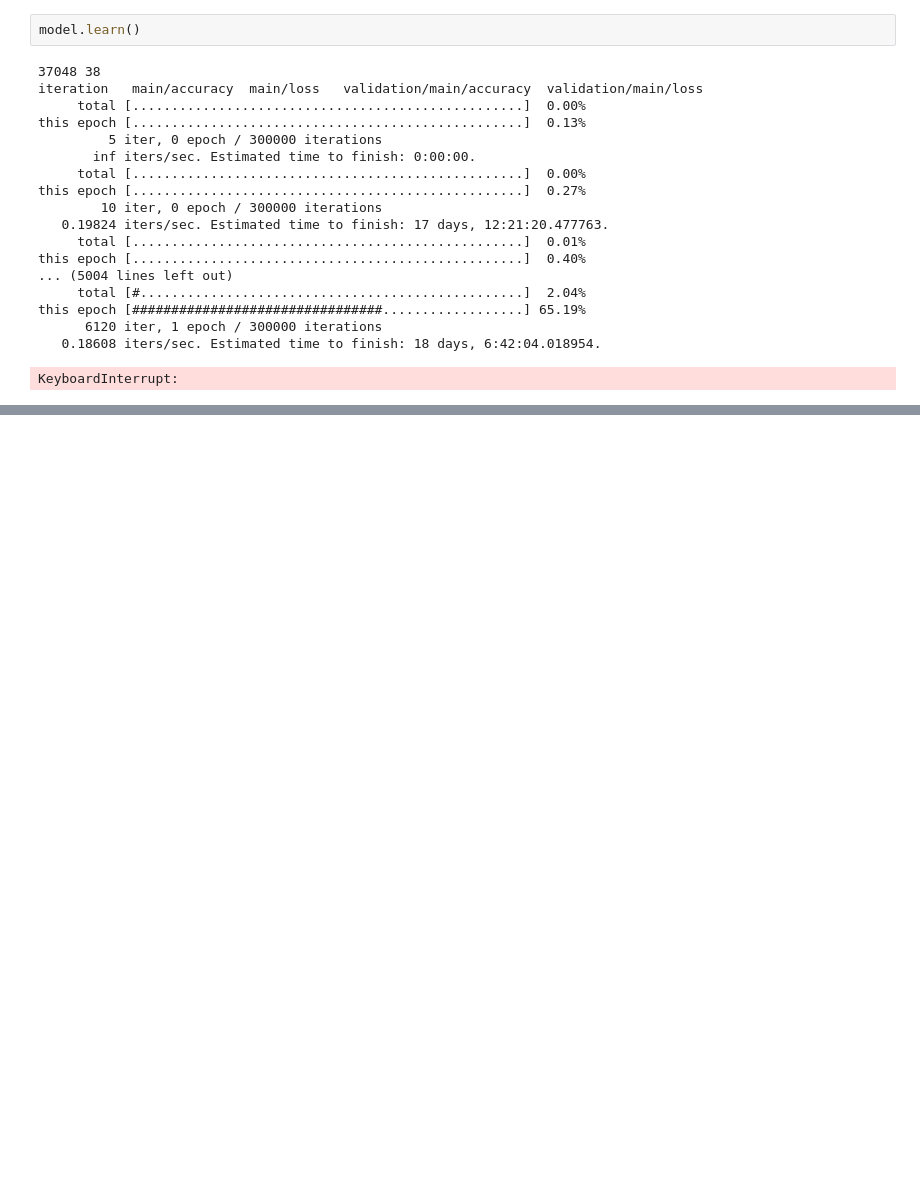
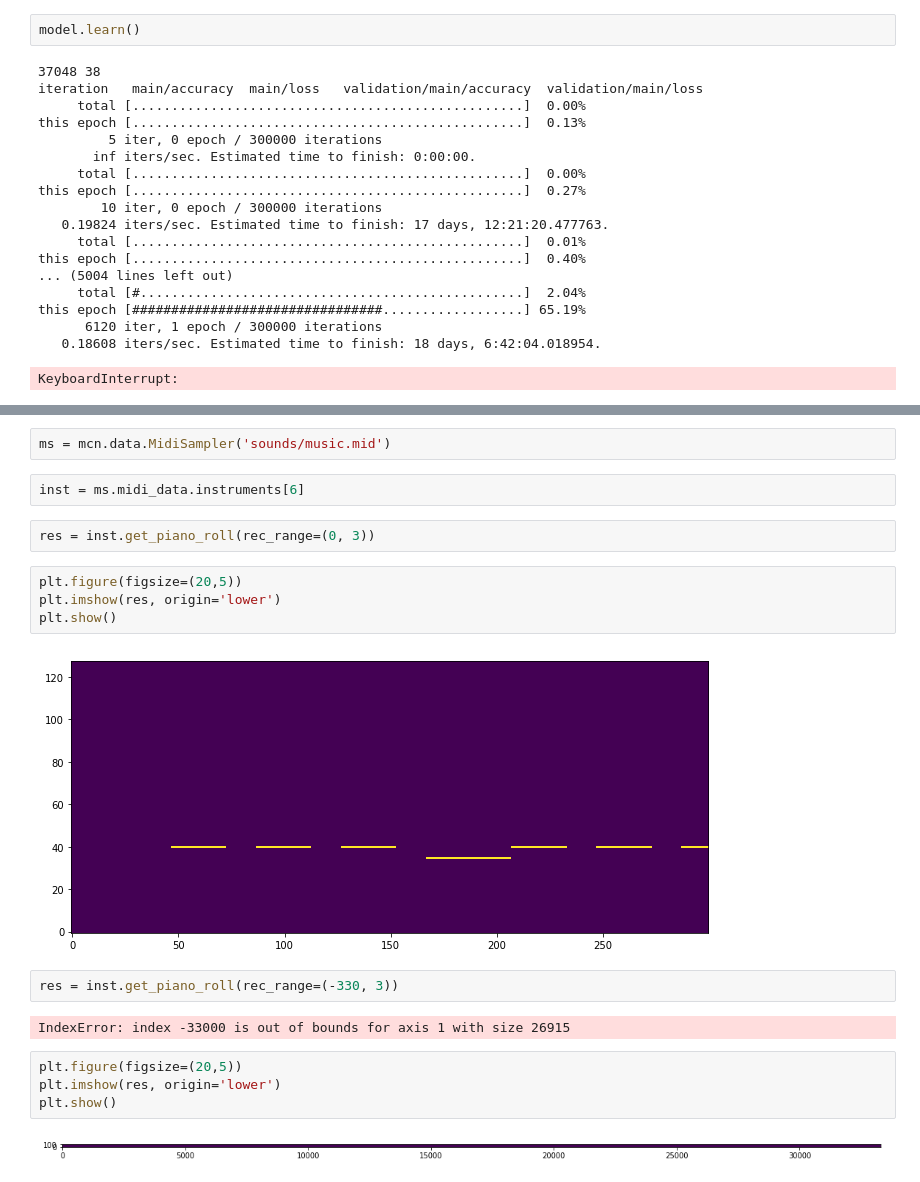
Before and after one commit to al4tech/mimicopynet, a Jupyter notebook: Usage.ipynb, the cells around one changed output, grey strips where cells are left out. Saved outputs shown, nothing was run; the diff lists cells and outputs as text; blank space fills up the shorter version.

Commit message:
Add MidiSampler and MidiDataset

```diff
--- a/Usage.ipynb
+++ b/Usage.ipynb
@@ -166,0 +231,22 @@ KeyboardInterrupt:
+# %%
+ms = mcn.data.MidiSampler('sounds/music.mid')
+# %%
+inst = ms.midi_data.instruments[6]
+# %%
+res = inst.get_piano_roll(rec_range=(0, 3))
+# %%
+plt.figure(figsize=(20,5))
+plt.imshow(res, origin='lower')
+plt.show()
+# %% [output]
+[figure, added]
+# %%
+res = inst.get_piano_roll(rec_range=(-330, 3))
+# %% [output]
+IndexError: index -33000 is out of bounds for axis 1 with size 26915
+# %%
+plt.figure(figsize=(20,5))
+plt.imshow(res, origin='lower')
+plt.show()
+# %% [output]
+[figure, added]
```
Also changed, not shown: parts of 8 cells of this notebook, 14 other files.
